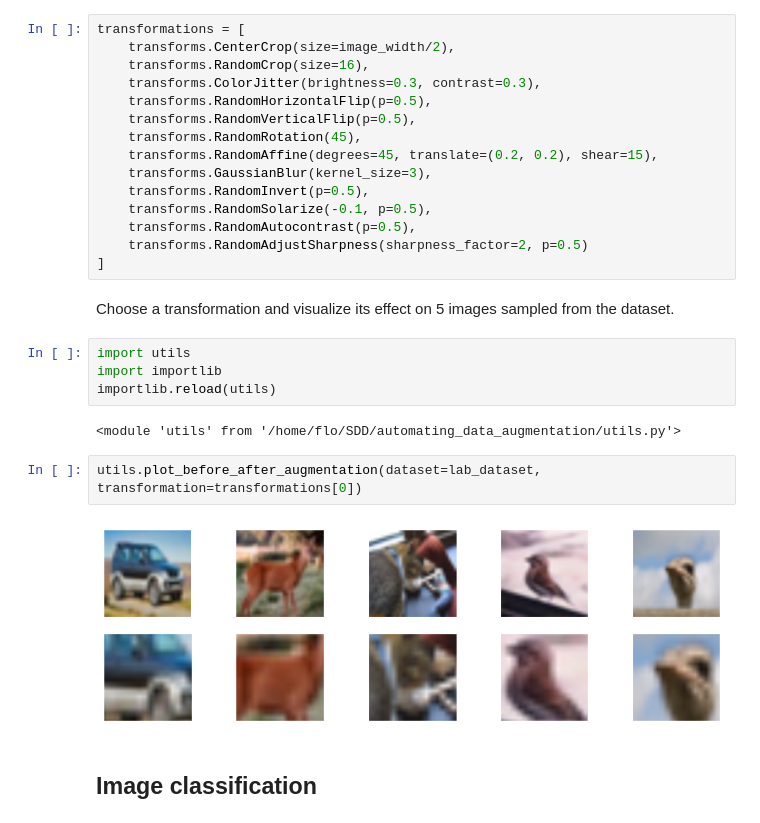
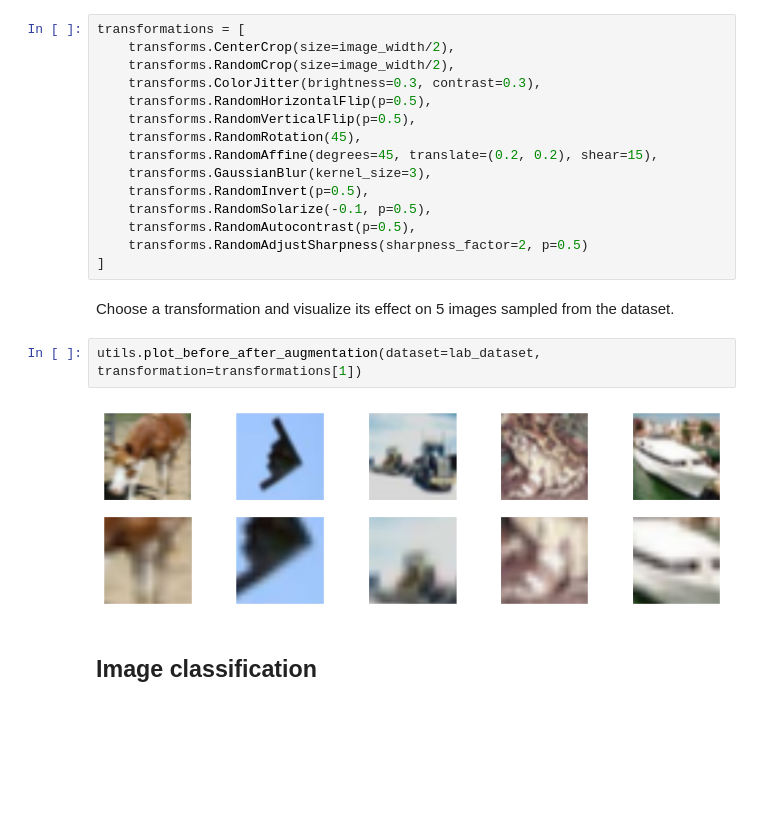
Before and after one commit to fga-0/automating_data_augmentation, a Jupyter notebook: Automating_the_art_of_data_augmentation.ipynb, the cells around one changed output. Drawn from its saved outputs; the diff is of its cells as text; blank space fills up the shorter version.

```diff
--- a/Automating_the_art_of_data_augmentation.ipynb
+++ b/Automating_the_art_of_data_augmentation.ipynb
@@ -95,7 +97,7 @@ A few transformations :
 # %%
 transformations = [
     transforms.CenterCrop(size=image_width/2),
-    transforms.RandomCrop(size=16),
+    transforms.RandomCrop(size=image_width/2),
     transforms.ColorJitter(brightness=0.3, contrast=0.3),
     transforms.RandomHorizontalFlip(p=0.5),
     transforms.RandomVerticalFlip(p=0.5),
@@ -109,16 +111,10 @@ transformations = [
 ]
 # %% [markdown]
 Choose a transformation and visualize its effect on 5 images sampled from the dataset.
-# %%
-import utils
-import importlib
-importlib.reload(utils)
-# %% [output]
-<module 'utils' from '/home/flo/SDD/automating_data_augmentation/utils.py'>
 # %%
-utils.plot_before_after_augmentation(dataset=lab_dataset, transformation=transformations[0])
+utils.plot_before_after_augmentation(dataset=lab_dataset, transformation=transformations[1])
 # %% [output]
-[figure, old version]
+[figure, new version]
 # %% [markdown]
 ## Image classification
 # %% [markdown]
```
Also changed, not shown: parts of 15 cells of this notebook, 1 other file.
